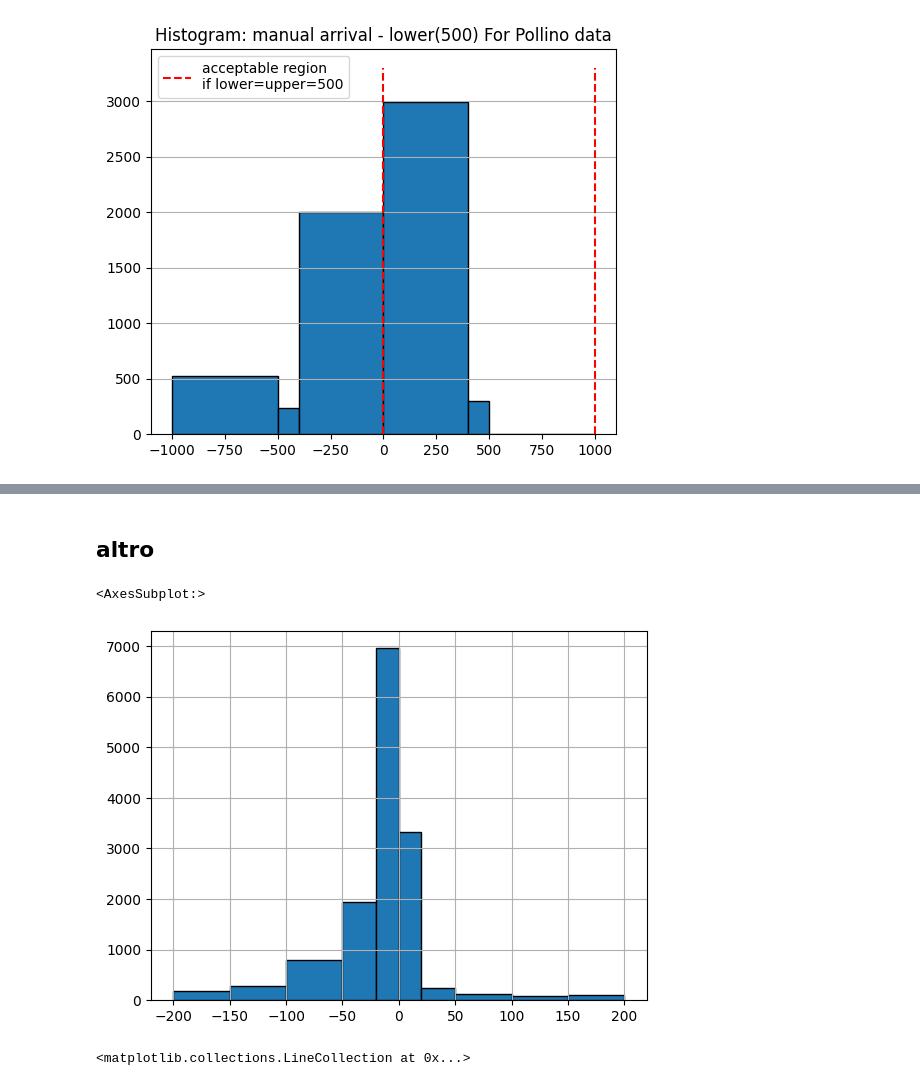
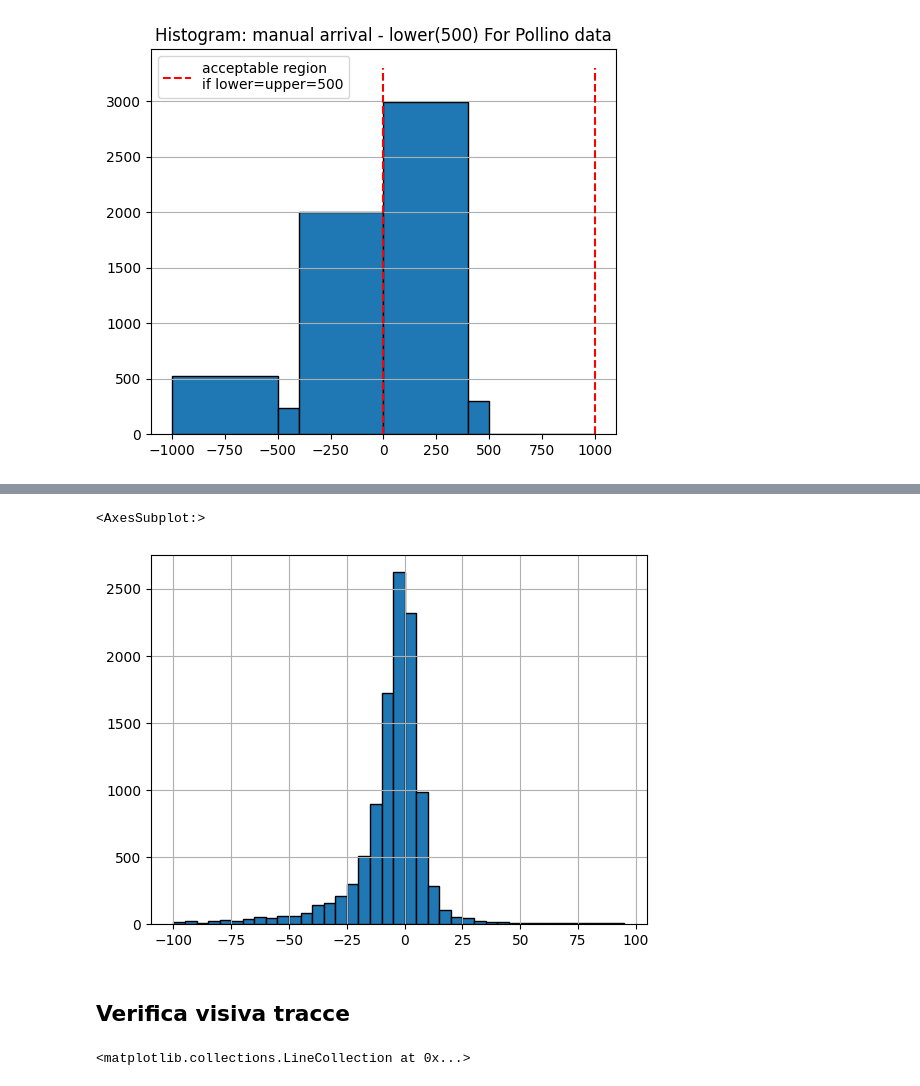
Before and after one commit to Nemenick/primoprogetto, a Jupyter notebook: Codici/_DETECT_HOS.ipynb, the cells around one changed output, grey strips where cells are left out. Saved outputs shown, nothing was run; the diff lists cells and outputs as text; code cells hidden in the pictures.

```diff
--- a/Codici/_DETECT_HOS.ipynb
+++ b/Codici/_DETECT_HOS.ipynb
@@ -177,10 +165,14 @@ Length: 12785, dtype: int64
-# %% [markdown]
-## altro
-# %%
-((ons_2["trace_P_arrival_sample"] - ons_2[vedok])).hist(edgecolor="black",bins=[-200,-150,-100,-50,-20,0,20,50,100,150,200])
-# %% [output]
-<AxesSubplot:>
-[figure, removed]
+# %%
+BEST_key = 'stat: S_4 type_filter: bandpass filter freq: [1, 30] window_width: 300 tresh:_ons_th=0.1'
+diff = ons_2["trace_P_arrival_sample"][indi_concordi] - ons_2[key][indi_concordi]
+# %%
+u = np.arange(-100,100,5)
+diff.hist(edgecolor="black", bins=u)
+# %% [output]
+<AxesSubplot:>
+[figure, added]
+# %% [markdown]
+## Verifica visiva  tracce
 # %%
 from Classe_sismogramma_v3 import ClasseDataset
 D=ClasseDataset()
```
Also changed, not shown: parts of 23 cells of this notebook, 4 other files.
